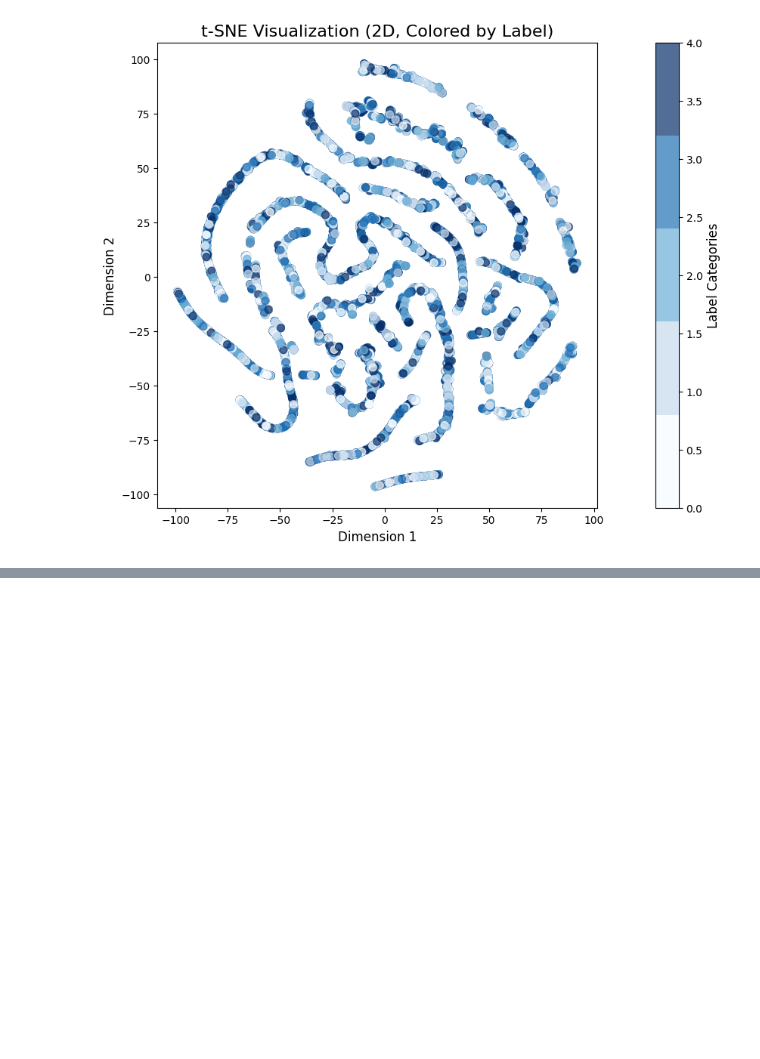
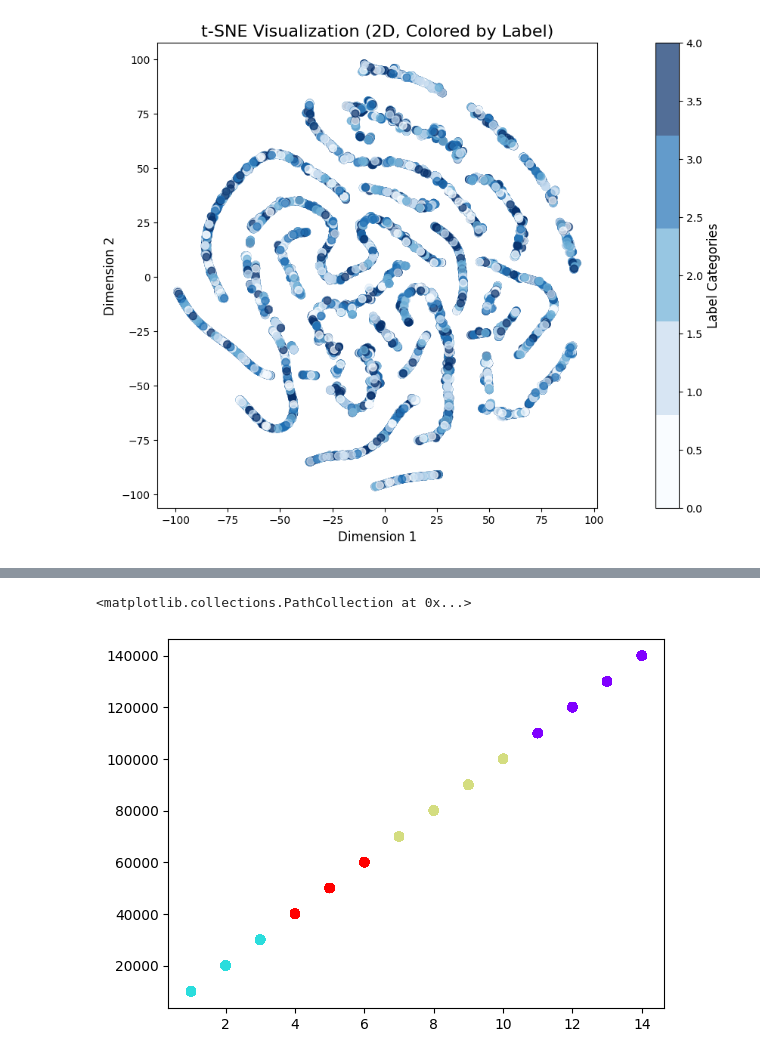
Before and after one commit to Alhag-Ali/Data_Challenges, a Jupyter notebook: project.ipynb, the cells around one changed output, grey strips where cells are left out. Drawn from its saved outputs; the diff is of its cells as text; code cells hidden in the pictures; blank space fills up the shorter version.

```diff
--- a/project.ipynb
+++ b/project.ipynb
@@ -2729,0 +2872,3 @@ cl_abbreviated
+# %%
+x = df_kmeans.iloc[:,:].values
+x
@@ -2729,0 +2925,4 @@ cl_abbreviated
+# %%
+kmeans4 = KMeans(n_clusters=4)
+y_kmeans4 = kmeans4.fit_predict(x)
+print(y_kmeans4)
@@ -2729,0 +2942,5 @@ cl_abbreviated
+# %%
+plt.scatter(x[:, 0], x[:, 1], c=y_kmeans4, cmap="rainbow")
+# %% [output]
+<matplotlib.collections.PathCollection at 0x...>
+[figure, added]
```
Also changed, not shown: parts of 50 cells of this notebook.
